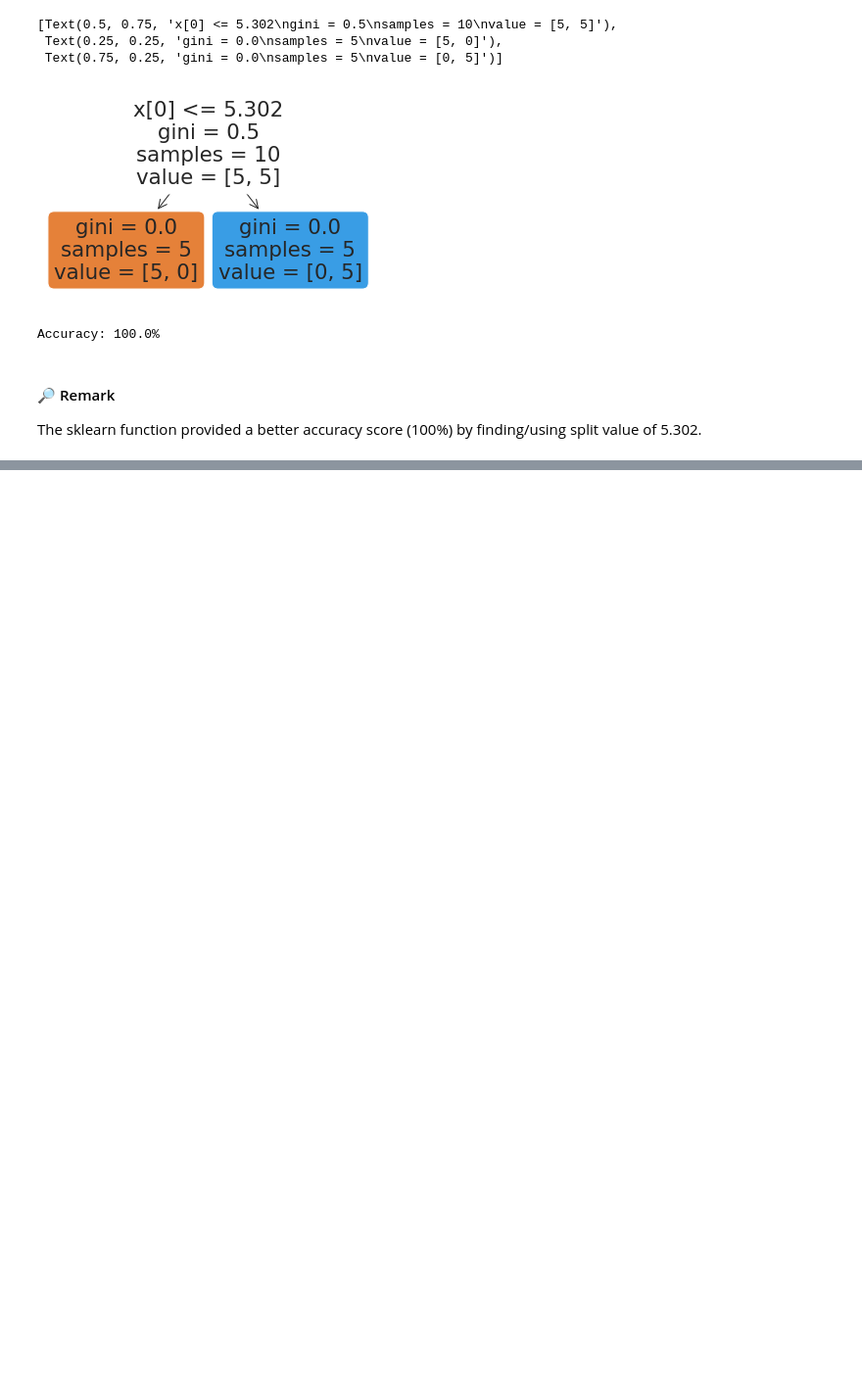
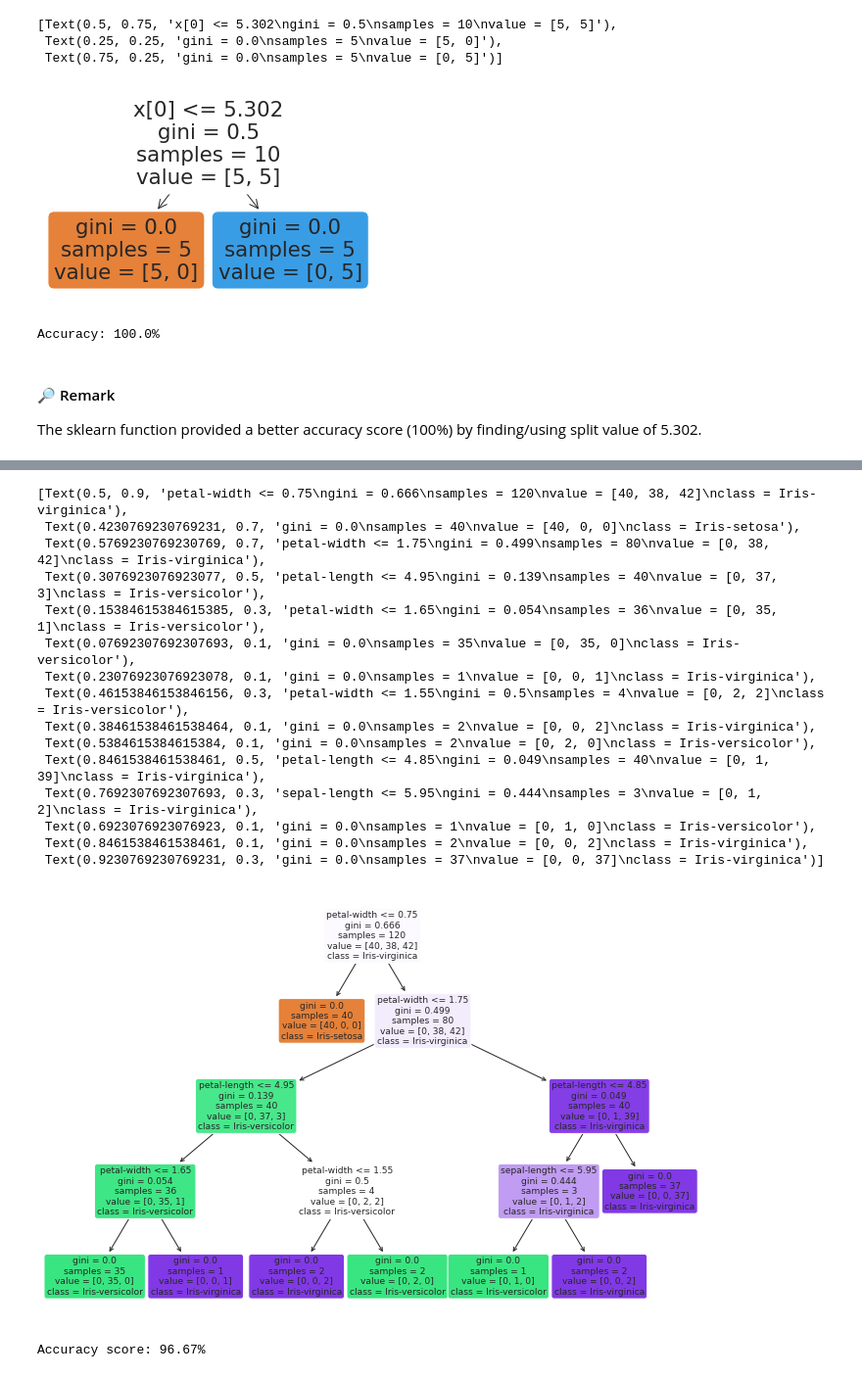
Before and after one commit to muscak/Master-Machine-Learning-Algorithms, a Jupyter notebook: Nonlinear-Algorithms/CART/CART.ipynb, the cells around one changed output, grey strips where cells are left out. Shown at 98% size. Drawn from its saved outputs; the diff is of its cells as text; code cells hidden in the pictures; blank space fills up the shorter version.

```diff
--- a/Nonlinear-Algorithms/CART/CART.ipynb
+++ b/Nonlinear-Algorithms/CART/CART.ipynb
@@ -287,0 +302,35 @@ x
+# %%
+dataset.replace({'Class':{'Iris-setosa':0, 'Iris-versicolor':1, 'Iris-virginica':2}}, inplace=True)
+# %%
+x = dataset.drop('Class', axis=1)
+y = dataset['Class']
+
+x_train, x_test, y_train, y_test = train_test_split(x, y, test_size=0.2, shuffle=True, random_state=101)
+
+model = DecisionTreeClassifier()
+model.fit(x_train, y_train)
+plt.figure(figsize=(12,8))
+plot_tree(model, filled=True, rounded=True, feature_names=x.columns, class_names=['Iris-setosa', 'Iris-versicolor', 'Iris-virginica'])
+# %% [output]
+[Text(0.5, 0.9, 'petal-width <= 0.75\ngini = 0.666\nsamples = 120\nvalue = [40, 38, 42]\nclass = Iris-virginica'),
+ Text(0.4230769230769231, 0.7, 'gini = 0.0\nsamples = 40\nvalue = [40, 0, 0]\nclass = Iris-setosa'),
+ Text(0.5769230769230769, 0.7, 'petal-width <= 1.75\ngini = 0.499\nsamples = 80\nvalue = [0, 38, 42]\nclass = Iris-virginica'),
+ Text(0.3076923076923077, 0.5, 'petal-length <= 4.95\ngini = 0.139\nsamples = 40\nvalue = [0, 37, 3]\nclass = Iris-versicolor'),
+ Text(0.15384615384615385, 0.3, 'petal-width <= 1.65\ngini = 0.054\nsamples = 36\nvalue = [0, 35, 1]\nclass = Iris-versicolor'),
+ Text(0.07692307692307693, 0.1, 'gini = 0.0\nsamples = 35\nvalue = [0, 35, 0]\nclass = Iris-versicolor'),
+ Text(0.23076923076923078, 0.1, 'gini = 0.0\nsamples = 1\nvalue = [0, 0, 1]\nclass = Iris-virginica'),
+ Text(0.46153846153846156, 0.3, 'petal-width <= 1.55\ngini = 0.5\nsamples = 4\nvalue = [0, 2, 2]\nclass = Iris-versicolor'),
+ Text(0.38461538461538464, 0.1, 'gini = 0.0\nsamples = 2\nvalue = [0, 0, 2]\nclass = Iris-virginica'),
+ Text(0.5384615384615384, 0.1, 'gini = 0.0\nsamples = 2\nvalue = [0, 2, 0]\nclass = Iris-versicolor'),
+ Text(0.8461538461538461, 0.5, 'petal-length <= 4.85\ngini = 0.049\nsamples = 40\nvalue = [0, 1, 39]\nclass = Iris-virginica'),
+ Text(0.7692307692307693, 0.3, 'sepal-length <= 5.95\ngini = 0.444\nsamples = 3\nvalue = [0, 1, 2]\nclass = Iris-virginica'),
+ Text(0.6923076923076923, 0.1, 'gini = 0.0\nsamples = 1\nvalue = [0, 1, 0]\nclass = Iris-versicolor'),
+ Text(0.8461538461538461, 0.1, 'gini = 0.0\nsamples = 2\nvalue = [0, 0, 2]\nclass = Iris-virginica'),
+ Text(0.9230769230769231, 0.3, 'gini = 0.0\nsamples = 37\nvalue = [0, 0, 37]\nclass = Iris-virginica')]
+[figure, added]
+# %%
+y_hat = model.predict(x_test)
+acc = accuracy_score(y_test, y_hat) * 100
+print('Accuracy score: {:.2f}%'.format(acc))
+# %% [output]
+Accuracy score: 96.67%
```
Also changed, not shown: parts of 14 cells of this notebook.
